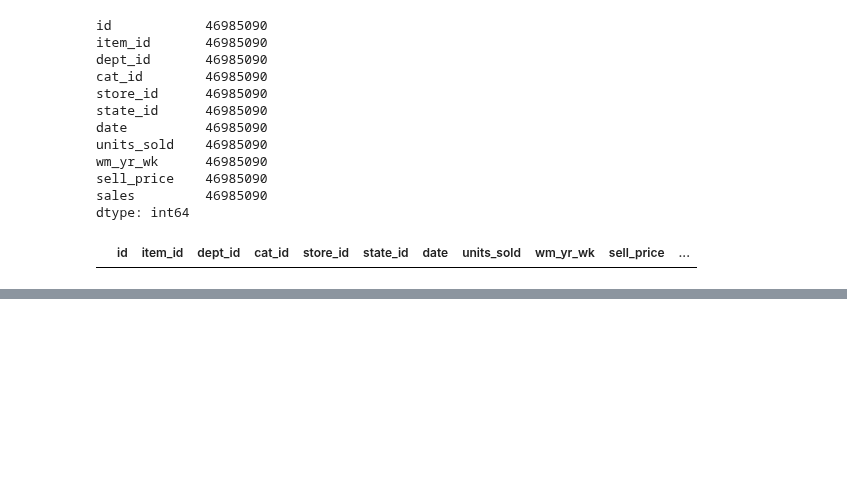
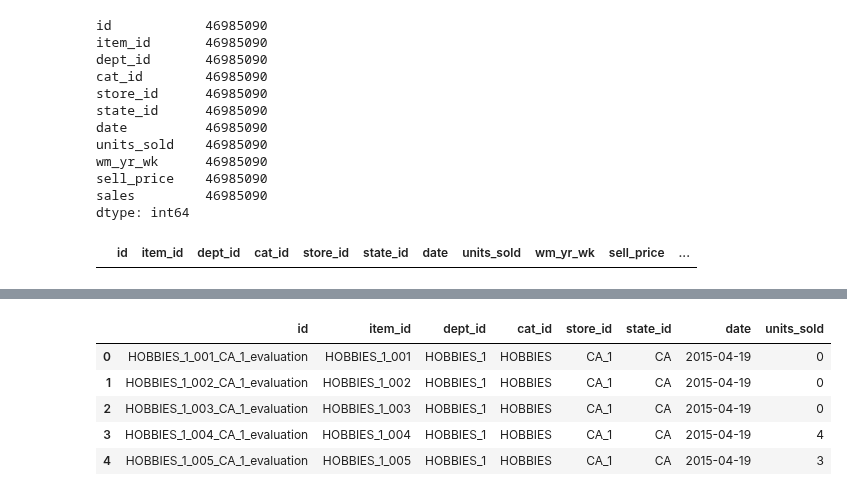
Before and after one commit to kirandas-dev/retail-analytics, a Jupyter notebook: American_Retail_Sales/notebooks/data_merge.ipynb, the cells around one changed output, grey strips where cells are left out. Saved outputs shown, nothing was run; the diff lists cells and outputs as text; code cells hidden in the pictures; blank space fills up the shorter version.

```diff
--- a/American_Retail_Sales/notebooks/data_merge.ipynb
+++ b/American_Retail_Sales/notebooks/data_merge.ipynb
@@ -352,0 +483,21 @@ combined_data.to_csv(save_path, index=False)
+# %%
+# Assuming df_1 contains your sales data and df_3 contains the date mapping
+# Create a dictionary to map 'd_' labels to dates
+date_mapping = dict(zip(df_3['d'], df_3['date']))
+
+# Rename the 'd_' columns in df_1 with their respective dates
+merged_df.rename(columns=date_mapping, inplace=True)
+
+# Now, the 'd_1', 'd_2', ... columns in df_1 will be renamed with their corresponding dates
+# %%
+long_format_sales = pd.melt(merged_df, id_vars=['id', 'item_id', 'dept_id', 'cat_id', 'store_id', 'state_id'],
+                            var_name='date', value_name='units_sold')
+# %%
+long_format_sales.head()
+# %% [output]
+|  | id | item_id | dept_id | cat_id | store_id | state_id | date | units_sold |
+| 0 | HOBBIES_1_001_CA_1_evaluation | HOBBIES_1_001 | HOBBIES_1 | HOBBIES | CA_1 | CA | 2015-04-19 | 0 |
+| 1 | HOBBIES_1_002_CA_1_evaluation | HOBBIES_1_002 | HOBBIES_1 | HOBBIES | CA_1 | CA | 2015-04-19 | 0 |
+| 2 | HOBBIES_1_003_CA_1_evaluation | HOBBIES_1_003 | HOBBIES_1 | HOBBIES | CA_1 | CA | 2015-04-19 | 0 |
+| 3 | HOBBIES_1_004_CA_1_evaluation | HOBBIES_1_004 | HOBBIES_1 | HOBBIES | CA_1 | CA | 2015-04-19 | 4 |
+| 4 | HOBBIES_1_005_CA_1_evaluation | HOBBIES_1_005 | HOBBIES_1 | HOBBIES | CA_1 | CA | 2015-04-19 | 3 |
```
Also changed, not shown: parts of 28 cells of this notebook, 2 other files.
